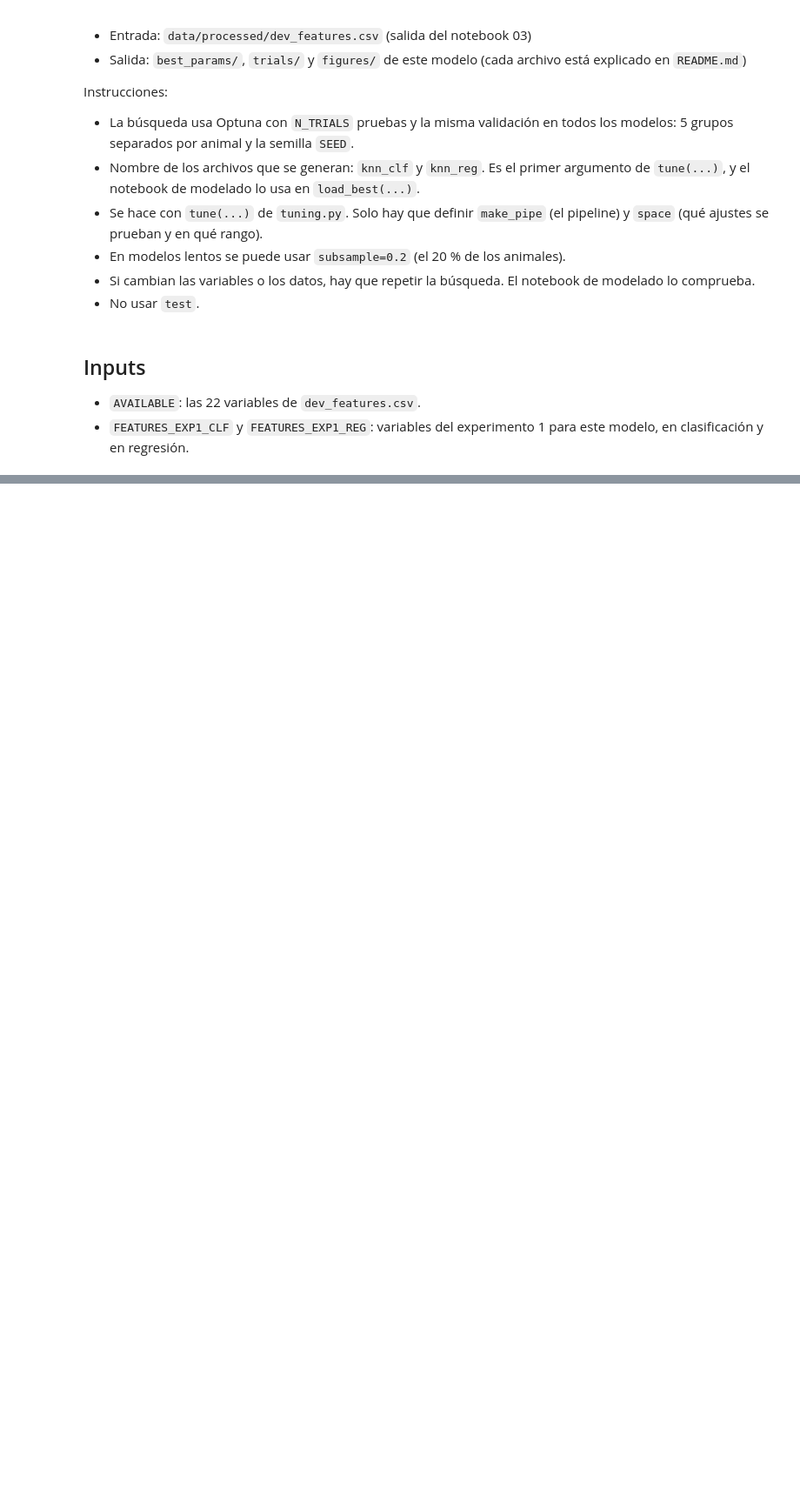
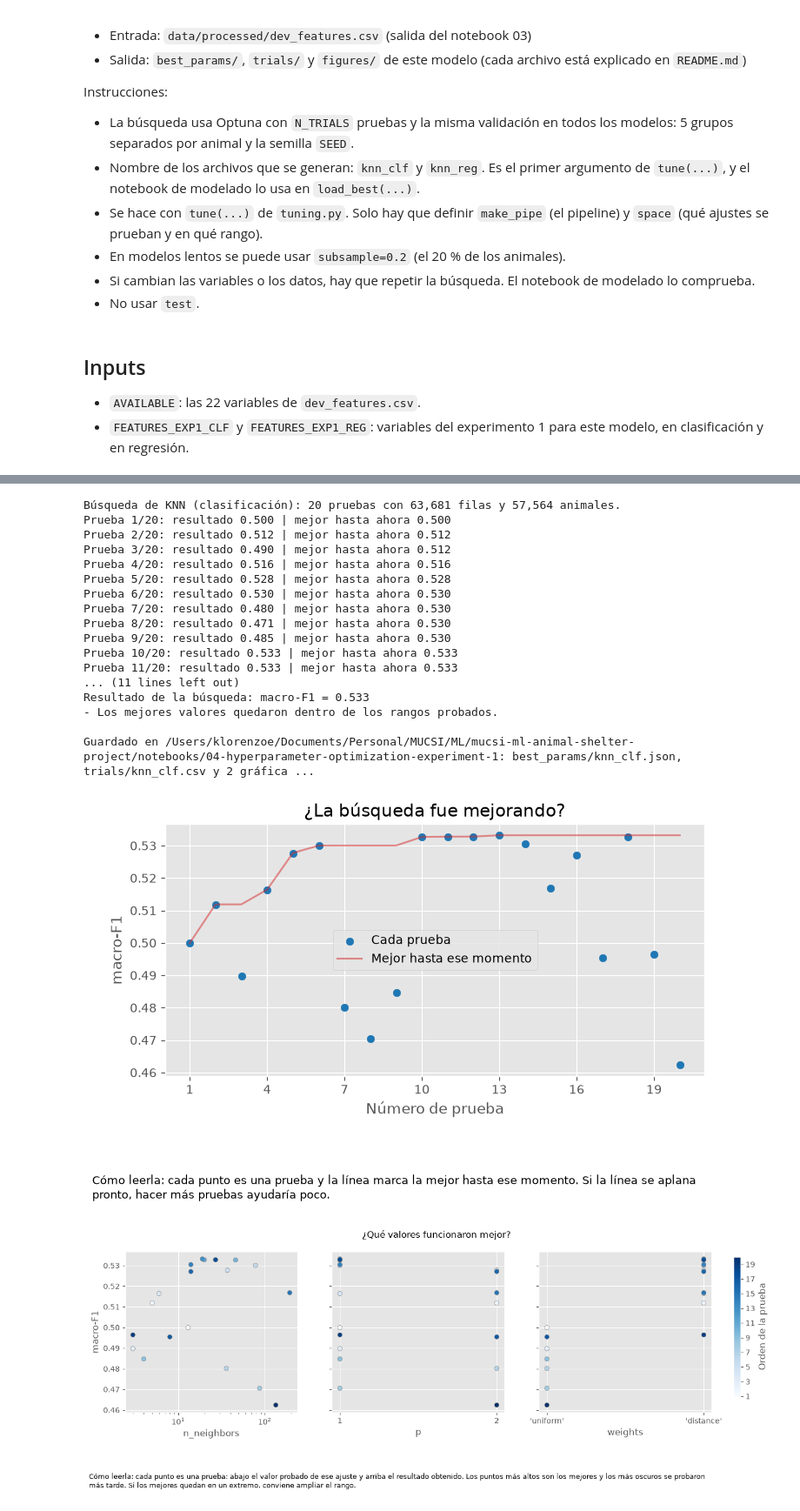
Before and after one commit to JorgeAVargasC/mucsi-ml-animal-shelter-project, a Jupyter notebook: notebooks/04-hyperparameter-optimization-experiment-1/04.1-knn.ipynb, the cells around one changed output, grey strips where cells are left out. Shown at 87% size. Drawn from its saved outputs; the diff is of its cells as text; code cells hidden in the pictures; blank space fills up the shorter version.

```diff
--- a/notebooks/04-hyperparameter-optimization-experiment-1/04.1-knn.ipynb
+++ b/notebooks/04-hyperparameter-optimization-experiment-1/04.1-knn.ipynb
@@ -59,0 +73,38 @@ Objetivo: `y_log_days`, solo con las filas donde `y_outcome == "Adoption"`. Se e
+# %%
+def make_pipe_clf(params):
+    return Pipeline([("prep", build_preprocessor(columns=FEATURES_EXP1_CLF)),
+                     ("model", KNeighborsClassifier(**params))])
+
+def space(trial):
+    return {"n_neighbors": trial.suggest_int("n_neighbors", 3, 200, log=True),
+            "weights": trial.suggest_categorical("weights", ["uniform", "distance"]),
+            "p": trial.suggest_categorical("p", [1, 2])}
+
+PARAMS_HELP = {"n_neighbors": "Cuántos animales parecidos se consultan para decidir.",
+               "weights": "uniform: todos los vecinos votan igual. distance: los más parecidos pesan más.",
+               "p": "Cómo se mide la semejanza: 1 suma diferencias (Manhattan), 2 línea recta (euclidiana)."}
+
+study_clf = tune(
+    "knn_clf", make_pipe_clf, space, data[FEATURES_EXP1_CLF], y_clf, groups,
+    scoring="f1_macro", features=FEATURES_EXP1_CLF, model_label="KNN", task_label="clasificación",
+    params_help=PARAMS_HELP, n_trials=N_TRIALS)
+# %% [output]
+Búsqueda de KNN (clasificación): 20 pruebas con 63,681 filas y 57,564 animales.
+Prueba 1/20: resultado 0.500 | mejor hasta ahora 0.500
+Prueba 2/20: resultado 0.512 | mejor hasta ahora 0.512
+Prueba 3/20: resultado 0.490 | mejor hasta ahora 0.512
+Prueba 4/20: resultado 0.516 | mejor hasta ahora 0.516
+Prueba 5/20: resultado 0.528 | mejor hasta ahora 0.528
+Prueba 6/20: resultado 0.530 | mejor hasta ahora 0.530
+Prueba 7/20: resultado 0.480 | mejor hasta ahora 0.530
+Prueba 8/20: resultado 0.471 | mejor hasta ahora 0.530
+Prueba 9/20: resultado 0.485 | mejor hasta ahora 0.530
+Prueba 10/20: resultado 0.533 | mejor hasta ahora 0.533
+Prueba 11/20: resultado 0.533 | mejor hasta ahora 0.533
+... (11 lines left out)
+Resultado de la búsqueda: macro-F1 = 0.533
+- Los mejores valores quedaron dentro de los rangos probados.
+
+Guardado en /Users/klorenzoe/Documents/Personal/MUCSI/ML/mucsi-ml-animal-shelter-project/notebooks/04-hyperparameter-optimization-experiment-1: best_params/knn_clf.json, trials/knn_clf.csv y 2 gráfica ...
+[figure, added]
+[figure, added]
```
Also changed, not shown: parts of 7 cells of this notebook, 38 other files.
